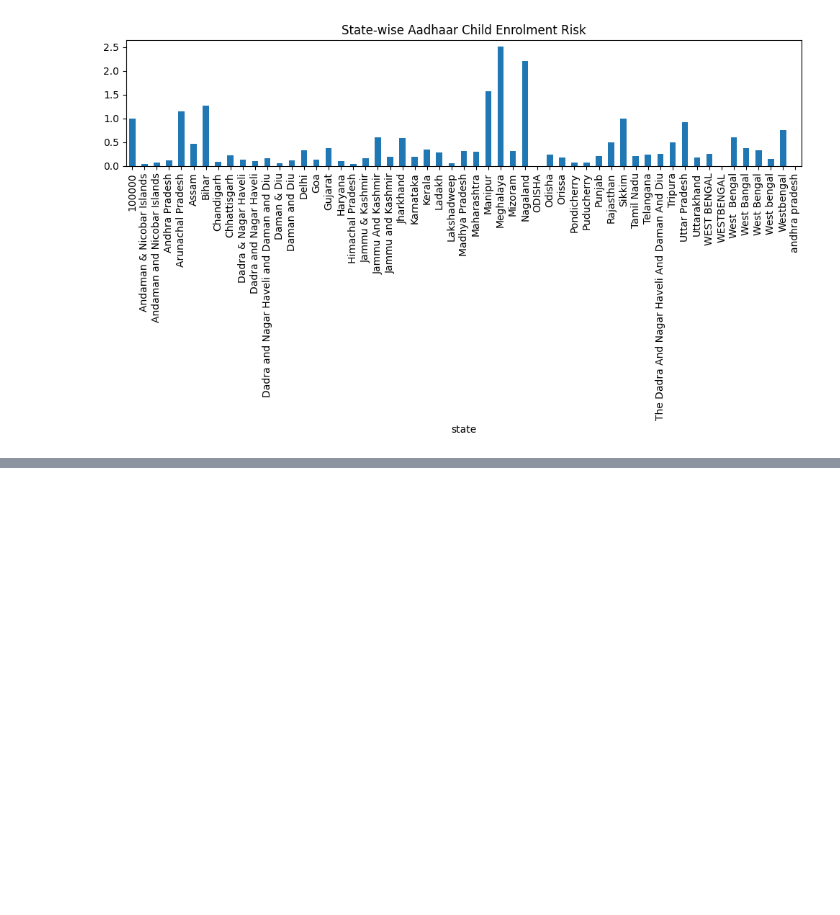
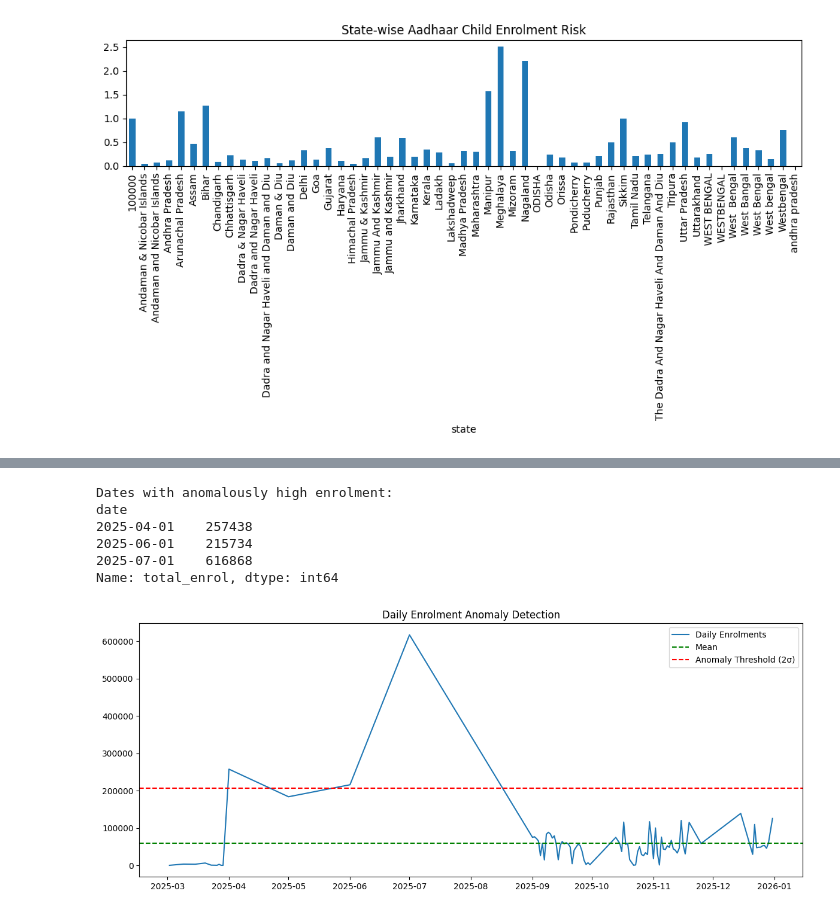
Before and after one commit to tanmay-coder200/Uidai-Data-Hackathon, a Jupyter notebook: Hackathon.ipynb, the cells around one changed output, grey strips where cells are left out. Saved outputs shown, nothing was run; the diff lists cells and outputs as text; code cells hidden in the pictures; blank space fills up the shorter version.

```diff
--- a/Hackathon.ipynb
+++ b/Hackathon.ipynb
@@ -355,0 +374,28 @@ plt.show()
+# %%
+daily_enrol = df_copy.groupby('date')['total_enrol'].sum()
+mean_val = daily_enrol.mean()
+std_val = daily_enrol.std()
+threshold = mean_val + 2 * std_val
+
+# Identify Anomalies
+anomalies = daily_enrol[daily_enrol > threshold]
+print("Dates with anomalously high enrolment:")
+print(anomalies)
+
+# Visualization
+plt.figure(figsize=(12, 5))
+plt.plot(daily_enrol.index, daily_enrol.values, label='Daily Enrolments')
+plt.axhline(mean_val, color='green', linestyle='--', label='Mean')
+plt.axhline(threshold, color='red', linestyle='--', label='Anomaly Threshold (2σ)')
+plt.title('Daily Enrolment Anomaly Detection')
+plt.legend()
+plt.tight_layout()
+plt.savefig('anomaly_detection.png')
+# %% [output]
+Dates with anomalously high enrolment:
+date
+2025-04-01    257438
+2025-06-01    215734
+2025-07-01    616868
+Name: total_enrol, dtype: int64
+[figure, added]
```
Also changed, not shown: parts of 1 cell of this notebook, 3 other files.
